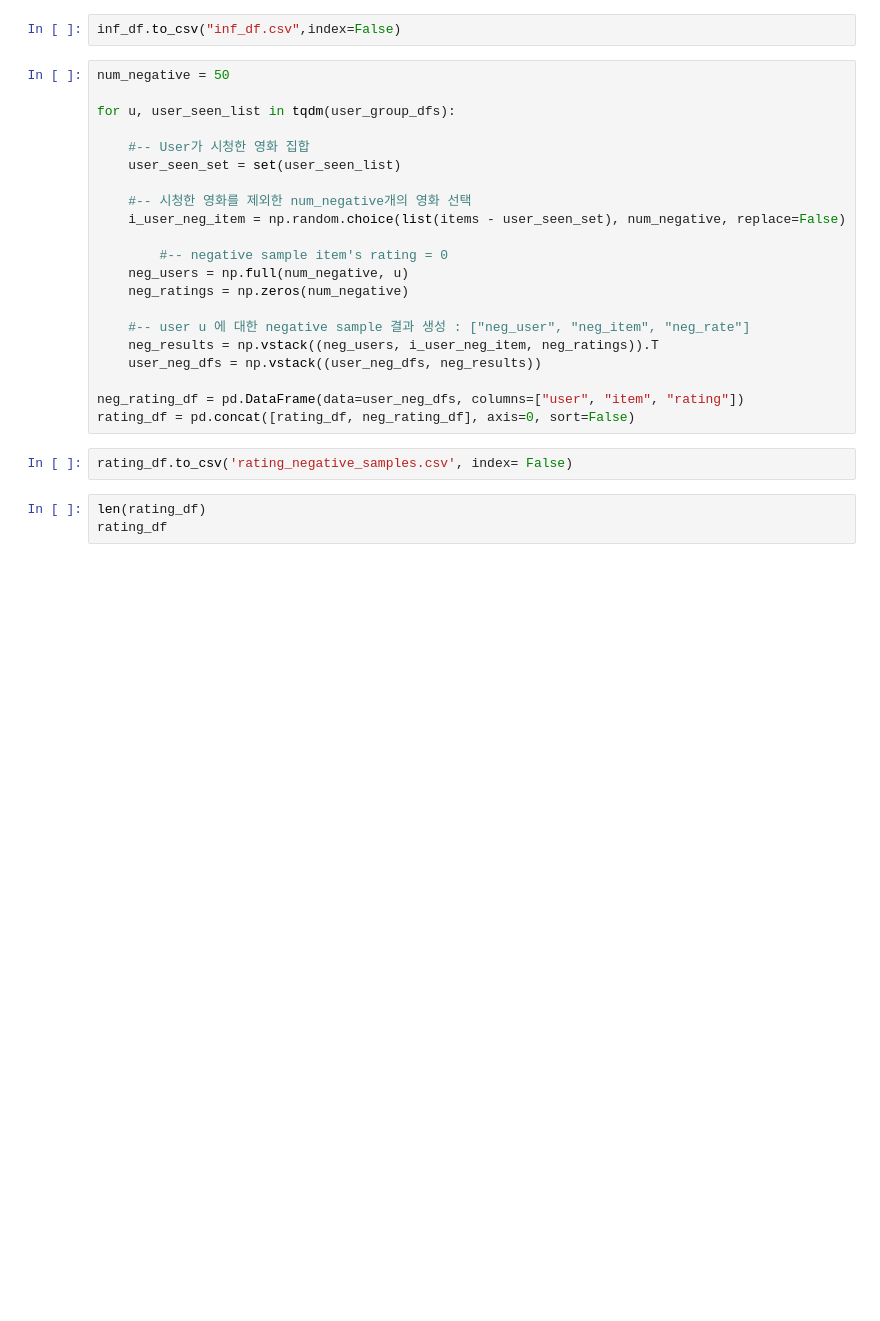
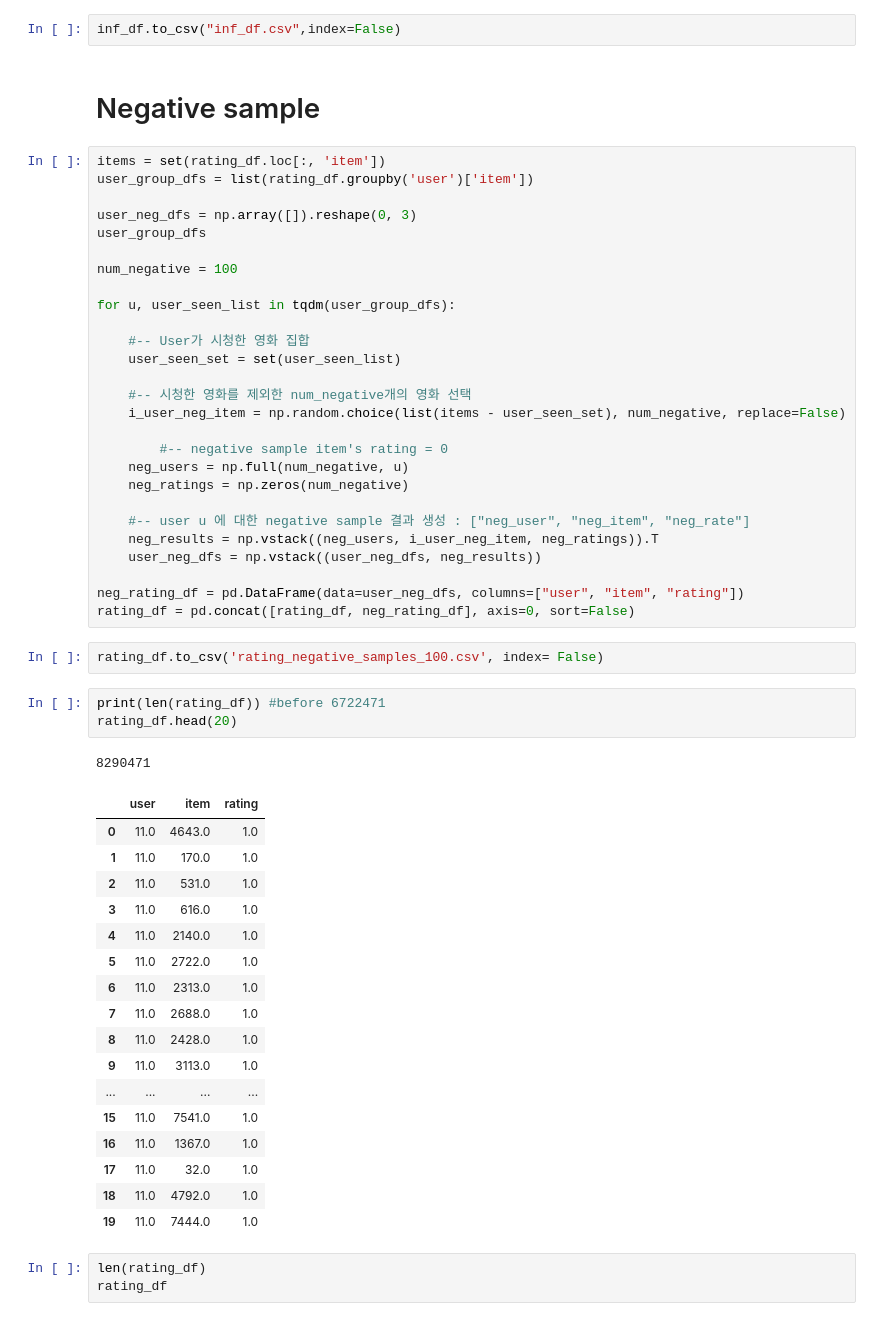
Before and after one commit to boostcampaitech3/level2-movie-recommendation-level2-recsys-07, a Jupyter notebook: MODELS/FFM/FFM_TEST.ipynb, the cells around one changed output. Saved outputs shown, nothing was run; the diff lists cells and outputs as text; blank space fills up the shorter version.

```diff
--- a/MODELS/FFM/FFM_TEST.ipynb
+++ b/MODELS/FFM/FFM_TEST.ipynb
@@ -168,8 +123,16 @@ def get_inference_df(rating_df):
 inf_df = get_inference_df(rating_df)
 # %%
 inf_df.to_csv("inf_df.csv",index=False)
+# %% [markdown]
+# Negative sample
 # %%
-num_negative = 50
+items = set(rating_df.loc[:, 'item'])
+user_group_dfs = list(rating_df.groupby('user')['item'])
+
+user_neg_dfs = np.array([]).reshape(0, 3)
+user_group_dfs
+
+num_negative = 100
 
 for u, user_seen_list in tqdm(user_group_dfs):
 
@@ -190,7 +153,29 @@ for u, user_seen_list in tqdm(user_group_dfs):
 neg_rating_df = pd.DataFrame(data=user_neg_dfs, columns=["user", "item", "rating"])
 rating_df = pd.concat([rating_df, neg_rating_df], axis=0, sort=False)
 # %%
-rating_df.to_csv('rating_negative_samples.csv', index= False)
+rating_df.to_csv('rating_negative_samples_100.csv', index= False)
+# %%
+print(len(rating_df)) #before 6722471
+rating_df.head(20)
+# %% [output]
+8290471
+|  | user | item | rating |
+| 0 | 11.0 | 4643.0 | 1.0 |
+| 1 | 11.0 | 170.0 | 1.0 |
+| 2 | 11.0 | 531.0 | 1.0 |
+| 3 | 11.0 | 616.0 | 1.0 |
+| 4 | 11.0 | 2140.0 | 1.0 |
+| 5 | 11.0 | 2722.0 | 1.0 |
+| 6 | 11.0 | 2313.0 | 1.0 |
+| 7 | 11.0 | 2688.0 | 1.0 |
+| 8 | 11.0 | 2428.0 | 1.0 |
+| 9 | 11.0 | 3113.0 | 1.0 |
+| ... | ... | ... | ... |
+| 15 | 11.0 | 7541.0 | 1.0 |
+| 16 | 11.0 | 1367.0 | 1.0 |
+| 17 | 11.0 | 32.0 | 1.0 |
+| 18 | 11.0 | 4792.0 | 1.0 |
+| 19 | 11.0 | 7444.0 | 1.0 |
 # %%
 len(rating_df)
 rating_df
```
Also changed, not shown: parts of 17 cells of this notebook, 2 other files.
